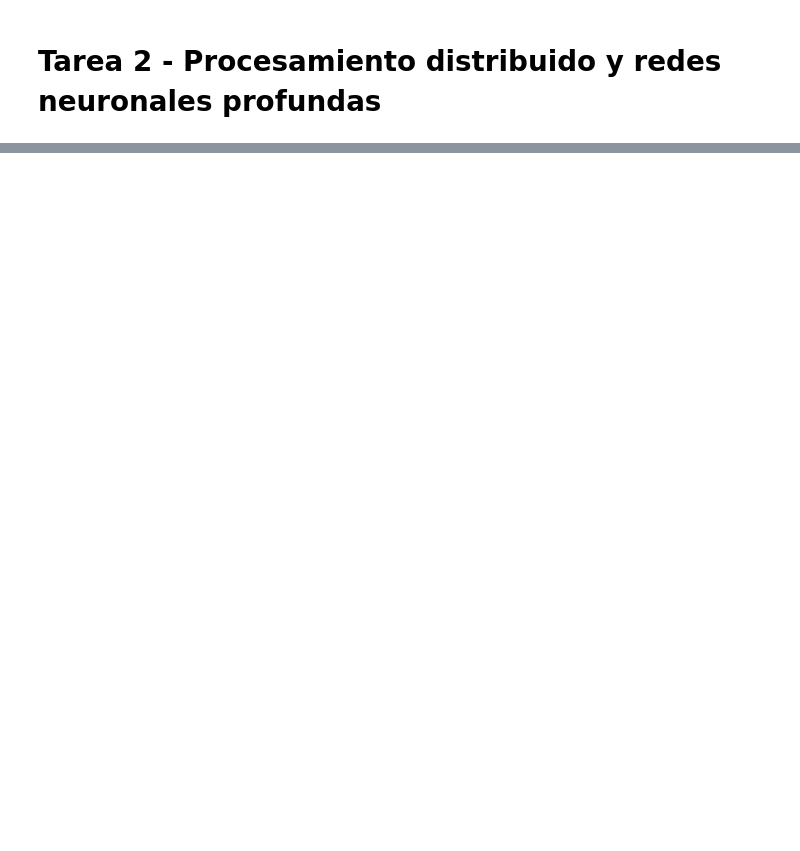
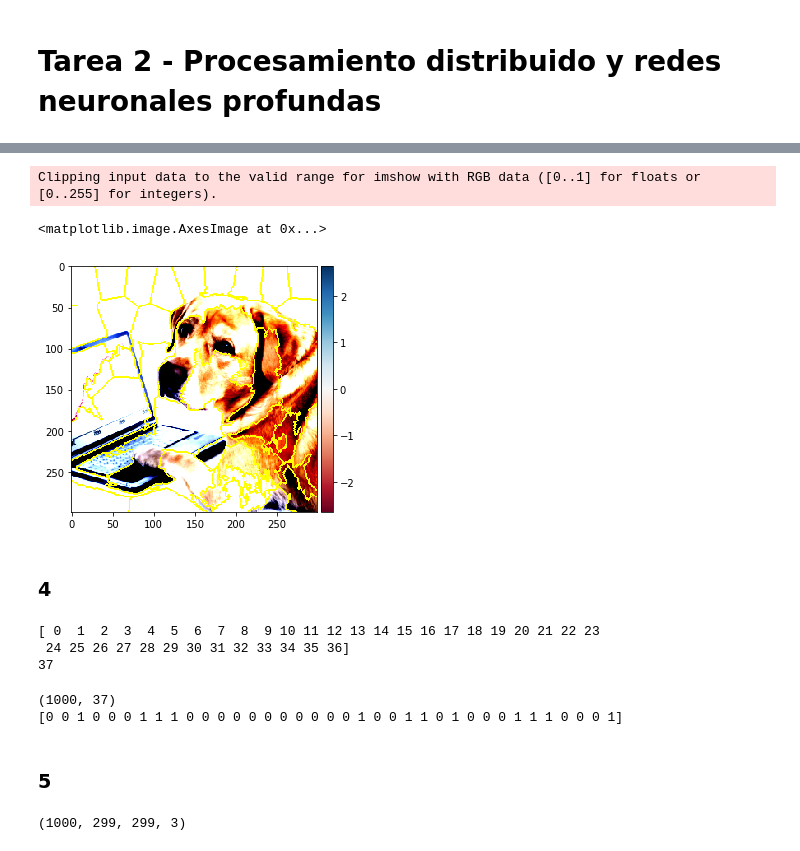
Before and after one commit to gabriel-ortega-hernandez/Tarea-2-Grupo-3, a Jupyter notebook: tarea2.ipynb, the cells around one changed output, grey strips where cells are left out. Drawn from its saved outputs; the diff is of its cells as text; code cells hidden in the pictures; blank space fills up the shorter version.

```diff
--- a/tarea2.ipynb
+++ b/tarea2.ipynb
@@ -30,0 +148,37 @@ torch.manual_seed(6202)
+# %%
+# Visualizamos la imagen de control con los bordes inducidos por los superpixeles.
+imshow(mark_boundaries(image=imagen_procesada,label_img=imagen_segmentada))
+# %% [output]
+Clipping input data to the valid range for imshow with RGB data ([0..1] for floats or [0..255] for integers).
+<matplotlib.image.AxesImage at 0x...>
+[figure, added]
+# %% [markdown]
+### 4
+# %%
+# Obtenemos los label únicos.
+print(np.unique(imagen_segmentada))
+print(len(np.unique(imagen_segmentada)))
+
+# Notamos que van de 0 a 36. Luego son un total de 37 labels.
+n_superpixeles = len(np.unique(imagen_segmentada))
+# %% [output]
+[ 0  1  2  3  4  5  6  7  8  9 10 11 12 13 14 15 16 17 18 19 20 21 22 23
+ 24 25 26 27 28 29 30 31 32 33 34 35 36]
+37
+# %%
+# Número de perturbaciones a realizar
+n_perturbaciones = 1000
+
+# Se construye el arreglo de perturbaciones
+perturbaciones = bernoulli.rvs(0.5, loc=0, size=(n_perturbaciones,n_superpixeles))
+
+# Notamos que son 1000 perturbaciones distintas para los 37 labels
+print(perturbaciones.shape)
+
+# Vemos una de las perturbaciones
+print(perturbaciones[0])
+# %% [output]
+(1000, 37)
+[0 0 1 0 0 0 1 1 1 0 0 0 0 0 0 0 0 0 0 0 1 0 0 1 1 0 1 0 0 0 1 1 1 0 0 0 1]
+# %% [markdown]
+### 5
@@ -30,0 +222,8 @@ torch.manual_seed(6202)
+# %%
+# Se genera un arreglo de imagenes perturbadas según el arreglo perturbaciones.
+imagenes_perturbadas = np.array([perturbar_imagen(
+    imagen_procesada,perturbacion,imagen_segmentada) for perturbacion in perturbaciones])
+
+imagenes_perturbadas.shape
+# %% [output]
+(1000, 299, 299, 3)
```
Also changed, not shown: parts of 75 cells of this notebook, 2 other files.
